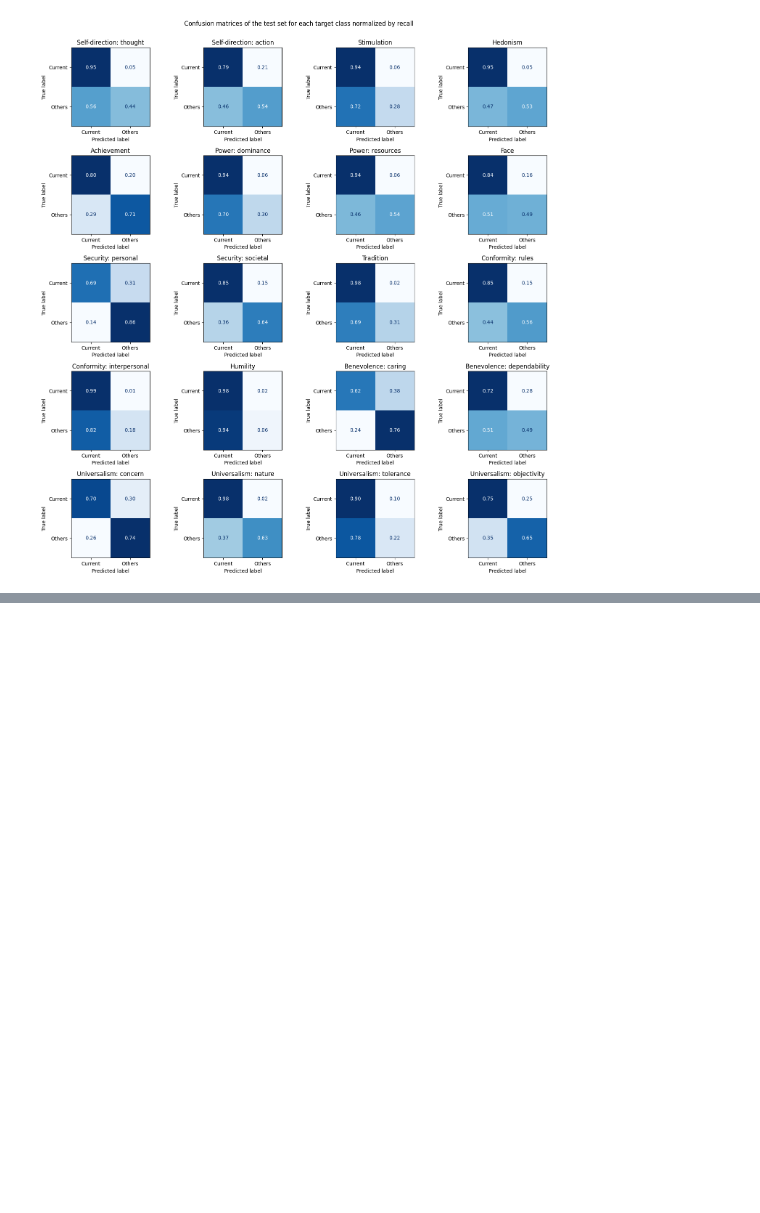
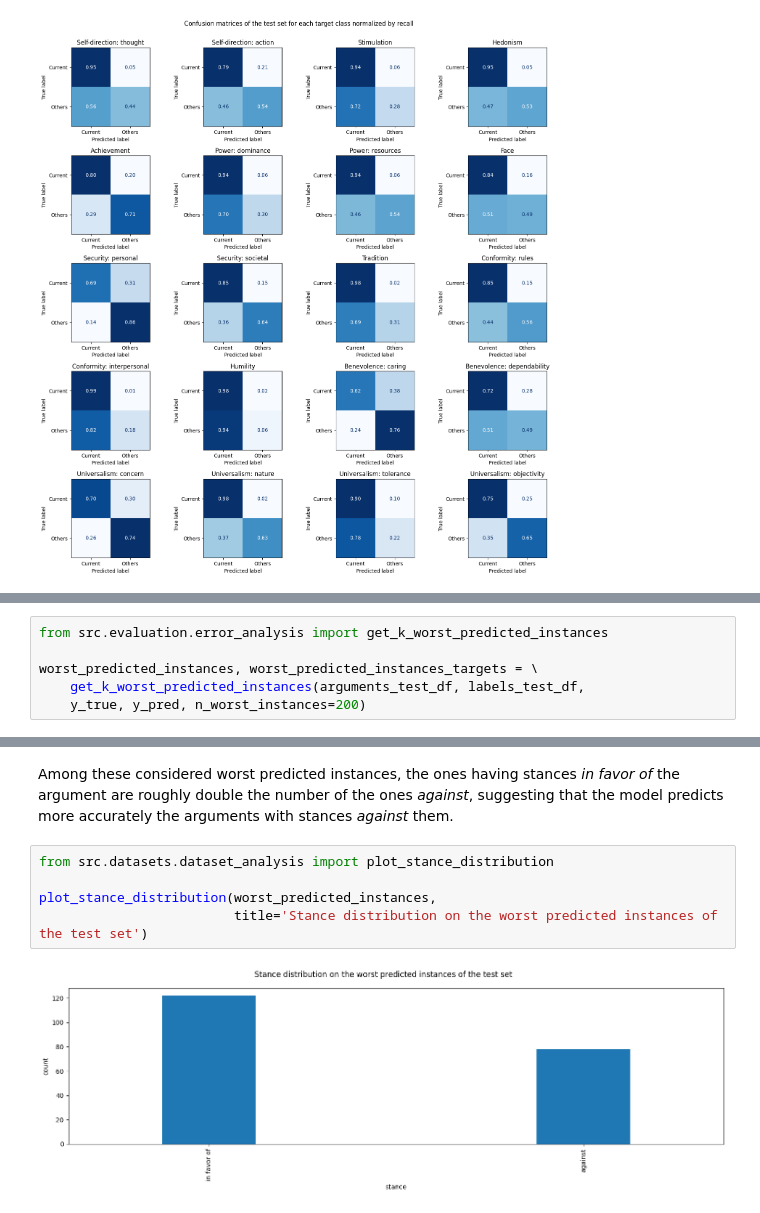
Before and after one commit to RiccardoSpolaor/NLP-project, a Jupyter notebook: 04 Main Model.ipynb, the cells around one changed output, grey strips where cells are left out. Drawn from its saved outputs; the diff is of its cells as text; blank space fills up the shorter version.

Commit message:
Merge error analysis

```diff
--- a/04 Main Model.ipynb
+++ b/04 Main Model.ipynb
@@ -378,0 +385,6 @@ plot_confusion_matrices(y_true, y_pred, TARGETS, 'test', normalize_by='recall')
+# %%
+from src.evaluation.error_analysis import get_k_worst_predicted_instances
+
+worst_predicted_instances, worst_predicted_instances_targets = \
+    get_k_worst_predicted_instances(arguments_test_df, labels_test_df,
+    y_true, y_pred, n_worst_instances=200)
@@ -378,0 +409,9 @@ plot_confusion_matrices(y_true, y_pred, TARGETS, 'test', normalize_by='recall')
+# %% [markdown]
+Among these considered worst predicted instances, the ones having stances *in favor of* the argument are roughly double the number of the ones *against*, suggesting that the model predicts more accurately the arguments with stances *against* them.
+# %%
+from src.datasets.dataset_analysis import plot_stance_distribution
+
+plot_stance_distribution(worst_predicted_instances,
+                         title='Stance distribution on the worst predicted instances of the test set')
+# %% [output]
+[figure, added]
```
Also changed, not shown: parts of 6 cells of this notebook, 2 other files.
